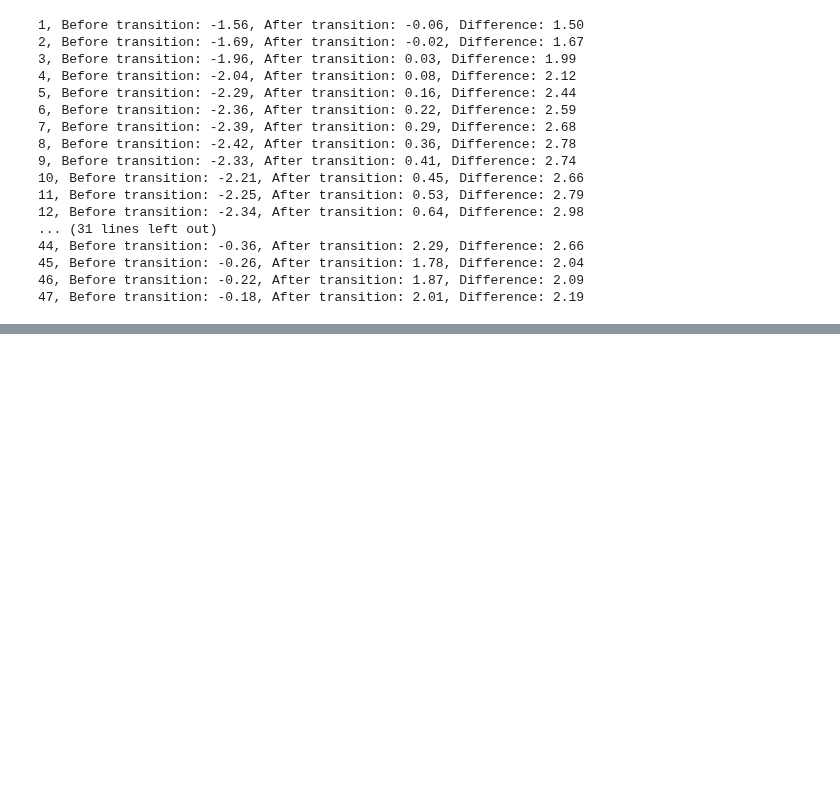
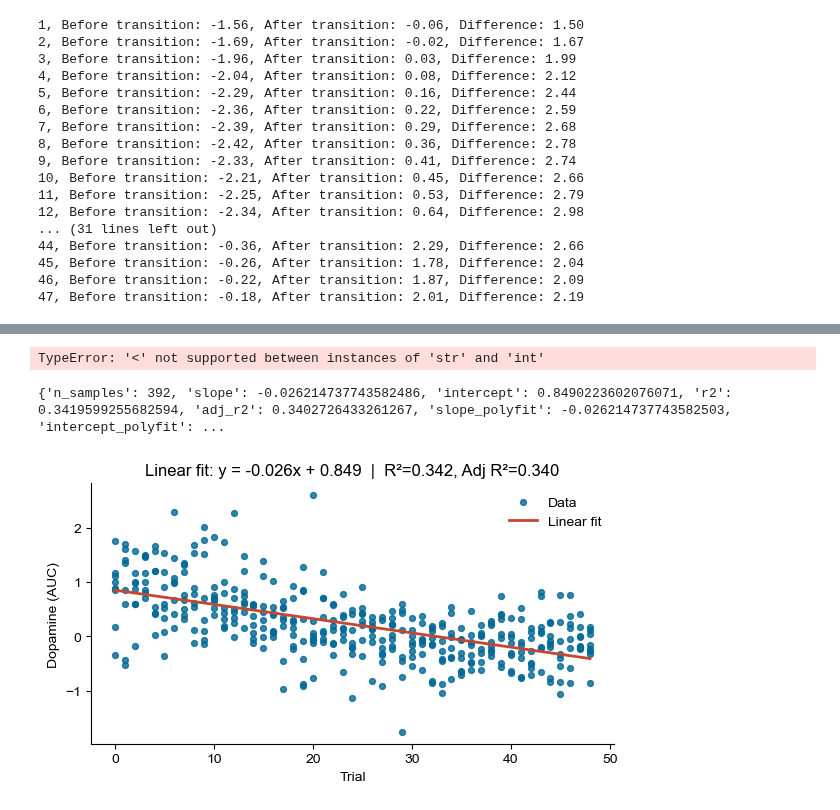
Before and after one commit to jaimemcc/bazzino, a Jupyter notebook: notebooks/realign_data_to_fits.ipynb, the cells around one changed output, grey strips where cells are left out. Drawn from its saved outputs; the diff is of its cells as text; code cells hidden in the pictures; blank space fills up the shorter version.

```diff
--- a/notebooks/realign_data_to_fits.ipynb
+++ b/notebooks/realign_data_to_fits.ipynb
@@ -270,0 +358,73 @@ for transition in np.arange(1, 48):
+# %%
+col = "trials_shifted"
+
+(z
+.assign(binary_auc=lambda df_: df_.auc_vel > 0)
+.query("@col < 0")
+.binary_auc
+.sum()
+)
+# %% [output]
+TypeError: '<' not supported between instances of 'str' and 'int'
+# %%
+# Linear fit of auc_snips vs trial with R^2 and adjusted R^2
+import numpy as np
+import pandas as pd
+import matplotlib.pyplot as plt
+from sklearn.linear_model import LinearRegression
+from sklearn.metrics import r2_score
+
+# Extract x,y and drop NaNs
+x_raw = z['trial'].to_numpy(dtype=float)
+y_raw = z['auc_snips'].to_numpy(dtype=float)
+mask = np.isfinite(x_raw) & np.isfinite(y_raw)
+X = x_raw[mask].reshape(-1, 1)
+y = y_raw[mask]
+
+n = len(y)
+p = 1  # number of predictors in linear model
+
+if n < p + 2:
+    print("Not enough points for a reliable linear fit.")
+else:
+    # Fit with scikit-learn
+    lr = LinearRegression()
+    lr.fit(X, y)
+    y_pred = lr.predict(X)
+
+    # Metrics
+    r2 = r2_score(y, y_pred)
+    adj_r2 = 1 - (1 - r2) * ((n - 1) / (n - p - 1)) if (n - p - 1) > 0 else np.nan
+
+    # Also compute via numpy.polyfit (sanity check)
+    m_np, b_np = np.polyfit(X.ravel(), y, 1)
+
+    print({
+        'n_samples': int(n),
+        'slope': float(lr.coef_[0]),
+        'intercept': float(lr.intercept_),
+        'r2': float(r2),
+        'adj_r2': float(adj_r2),
+        'slope_polyfit': float(m_np),
+        'intercept_polyfit': float(b_np),
+    })
+
+    # Plot
+    fig, ax = plt.subplots(figsize=(6, 3.5))
+    ax.scatter(X.ravel(), y, s=18, color='#016895', alpha=0.8, label='Data')
+    xs = np.linspace(X.min(), X.max(), 200)
+    ax.plot(xs, lr.predict(xs.reshape(-1, 1)), color='#C74632', lw=2, label='Linear fit')
+    ax.set_xlabel('Trial')
+    ax.set_ylabel('Dopamine (AUC)')
+    ax.set_title(f"Linear fit: y = {lr.coef_[0]:.3f}x + {lr.intercept_:.3f}  |  R²={r2:.3f}, Adj R²={adj_r2:.3f}")
+    try:
+        import seaborn as sns
+        sns.despine(ax=ax)
+    except Exception:
+        pass
+    ax.legend(frameon=False)
+    plt.tight_layout()
+    plt.show()
+# %% [output]
+{'n_samples': 392, 'slope': -0.026214737743582486, 'intercept': 0.8490223602076071, 'r2': 0.3419599255682594, 'adj_r2': 0.3402726433261267, 'slope_polyfit': -0.026214737743582503, 'intercept_polyfit': ...
+[figure, added]
```
Also changed, not shown: parts of 10 cells of this notebook, 1 other file.
